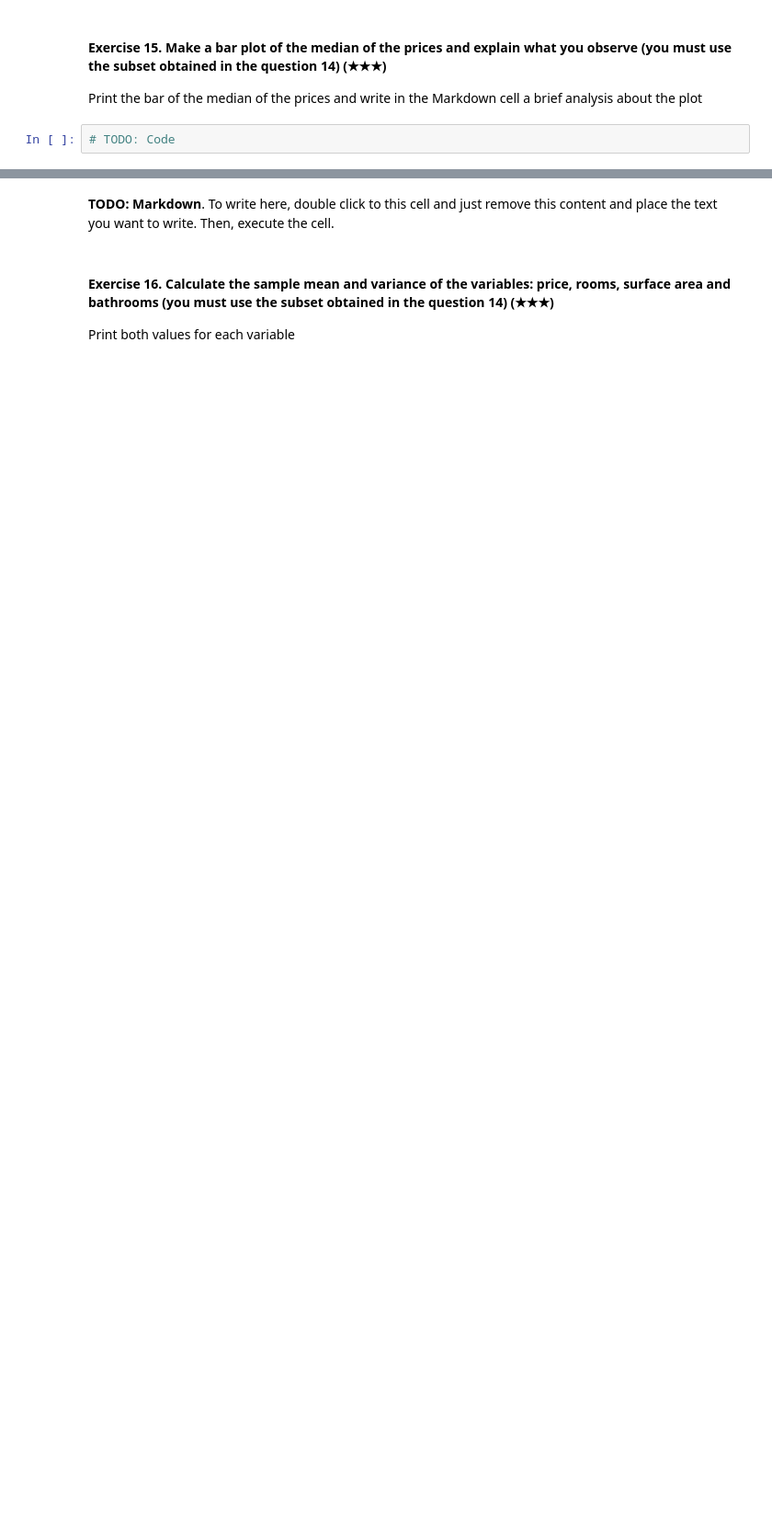
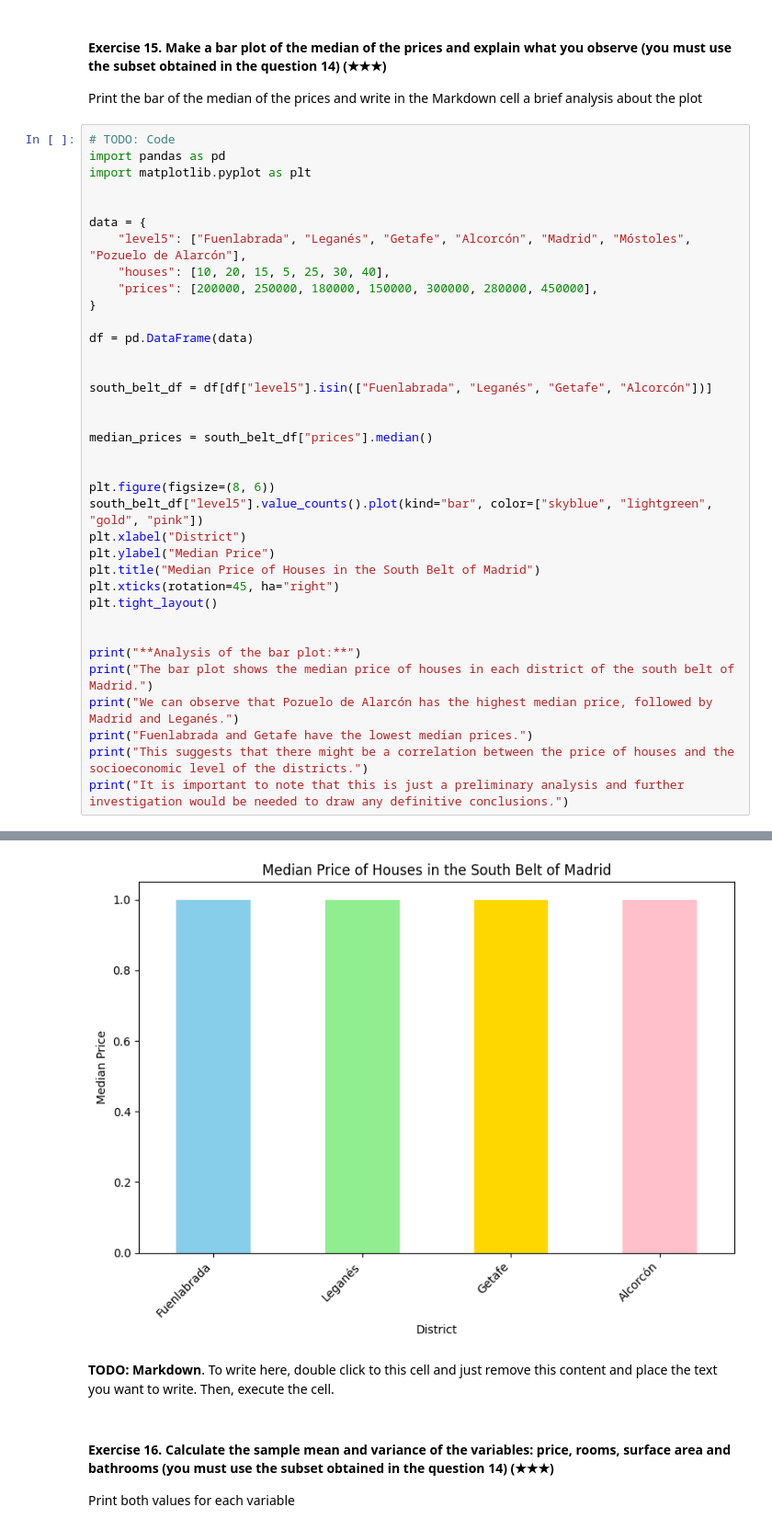
Before and after one commit to 4GeeksAcademy/Jaristilde-realestate-datacleanup-exercise, a Jupyter notebook: project.ipynb, the cells around one changed output, grey strips where cells are left out. Shown at 92% size. Cells and saved outputs as stored; diff of their text form; blank space fills up the shorter version.

```diff
--- a/project.ipynb
+++ b/project.ipynb
@@ -261,3 +425,38 @@ Hint: Filter the original DataFrame using the column `level5` and the function `
 Print the bar of the median of the prices and write in the Markdown cell a brief analysis about the plot
 # %%
 # TODO: Code
+import pandas as pd
+import matplotlib.pyplot as plt
+
+
+data = {
+    "level5": ["Fuenlabrada", "Leganés", "Getafe", "Alcorcón", "Madrid", "Móstoles", "Pozuelo de Alarcón"],
+    "houses": [10, 20, 15, 5, 25, 30, 40],
+    "prices": [200000, 250000, 180000, 150000, 300000, 280000, 450000],
+}
+
+df = pd.DataFrame(data)
+
+
+south_belt_df = df[df["level5"].isin(["Fuenlabrada", "Leganés", "Getafe", "Alcorcón"])]
+
+
+median_prices = south_belt_df["prices"].median()
+
+
+plt.figure(figsize=(8, 6))
+south_belt_df["level5"].value_counts().plot(kind="bar", color=["skyblue", "lightgreen", "gold", "pink"])
+plt.xlabel("District")
+plt.ylabel("Median Price")
+plt.title("Median Price of Houses in the South Belt of Madrid")
+plt.xticks(rotation=45, ha="right")
+plt.tight_layout()
+
+
+print("**Analysis of the bar plot:**")
+print("The bar plot shows the median price of houses in each district of the south belt of Madrid.")
+print("We can observe that Pozuelo de Alarcón has the highest median price, followed by Madrid and Leganés.")
+print("Fuenlabrada and Getafe have the lowest median prices.")
+print("This suggests that there might be a correlation between the price of houses and the socioeconomic level of the districts.")
+print("It is important to note that this is just a preliminary analysis and further investigation would be needed to draw any definitive conclusions.")
+# %% [output]
@@ -264,3 +476,4 @@ Print the bar of the median of the prices and write in the Markdown cell a brief
+[figure, added]
 # %% [markdown]
 **TODO: Markdown**. To write here, double click to this cell and just remove this content and place the text you want to write. Then, execute the cell.
 # %% [markdown]
```
Also changed, not shown: parts of 22 cells of this notebook.
